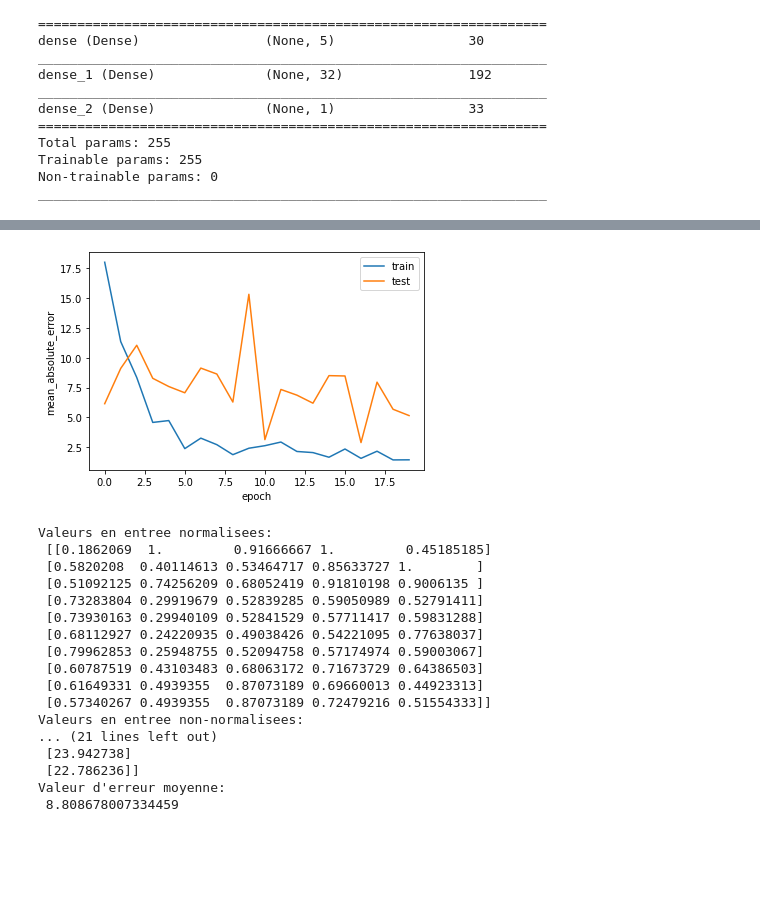
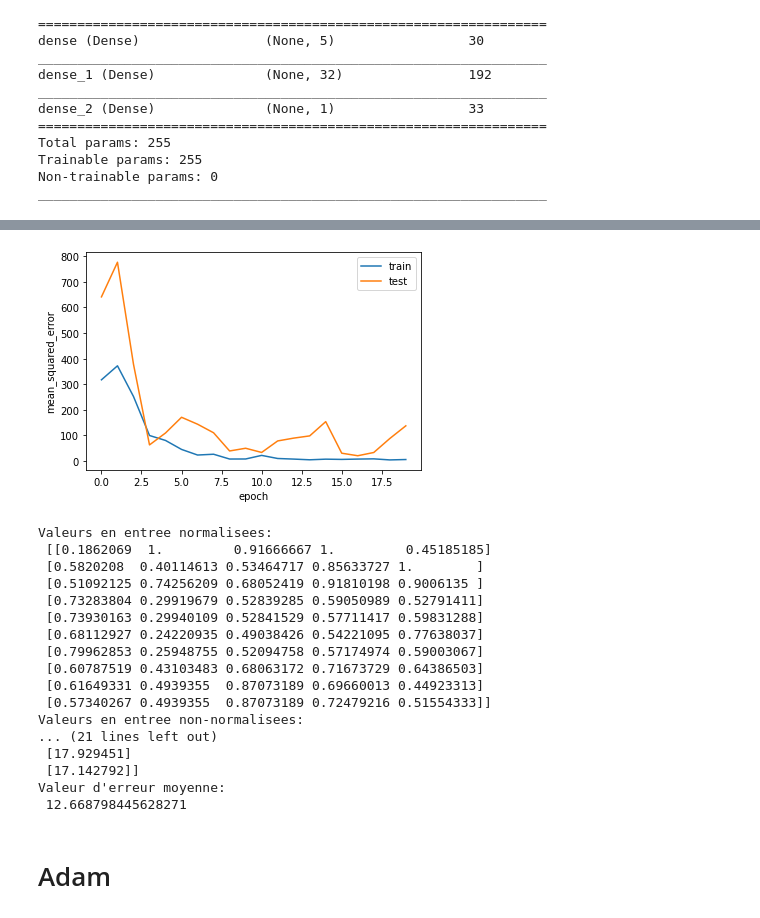
Before and after one commit to hanzopgp/MasterBioInformaticsPTs, a Jupyter notebook: S1/MAPSI/TME/TME9/TME9DurandKordon.ipynb, the cells around one changed output, grey strips where cells are left out. Saved outputs shown, nothing was run; the diff lists cells and outputs as text; code cells hidden in the pictures; blank space fills up the shorter version.

```diff
--- a/S1/MAPSI/TME/TME9/TME9DurandKordon.ipynb
+++ b/S1/MAPSI/TME/TME9/TME9DurandKordon.ipynb
@@ -989,7 +991,7 @@ def build_model():
     model.add(tf.keras.layers.Dense(units=NB_NEURONS, activation="relu")) # Activation ReLU classique
 #     model.add(tf.keras.layers.Dropout(DROPOUT_VALUE)) # Dropout pour eviter overfit
     model.add(tf.keras.layers.Dense(units=1, activation="linear")) # Une seule sortie : le prix. Sortie linéaire car regression
-    model.compile(loss="mse", optimizer="sgd", metrics=["mean_absolute_error"]) # Fonction de loss moindre carres et optimisation par descente de gradient
+    model.compile(loss="mse", optimizer="sgd", metrics=["mean_squared_error"]) # Fonction de loss moindre carres et optimisation par descente de gradient
     model.summary()
     return model
 # %%
@@ -1032,13 +1034,13 @@ Epoch 20/20
 # %%
 # Check overfit
 plt.xlabel("epoch")
-plt.ylabel("mean_absolute_error")
-plt.plot(hist.history["mean_absolute_error"], label="train")
-plt.plot(hist.history["val_mean_absolute_error"], label="test")
+plt.ylabel("mean_squared_error")
+plt.plot(hist.history["mean_squared_error"], label="train")
+plt.plot(hist.history["val_mean_squared_error"], label="test")
 plt.legend()
 plt.show()
 # %% [output]
-[figure, old version]
+[figure, new version]
 # %%
 # Check prediction
 sample=10
@@ -1062,7 +1064,9 @@ Valeurs en entree normalisees:
  [0.57340267 0.4939355  0.87073189 0.72479216 0.51554333]]
 Valeurs en entree non-normalisees:
 ... (21 lines left out)
- [23.942738]
- [22.786236]]
+ [17.929451]
+ [17.142792]]
 Valeur d'erreur moyenne:
- 8.808678007334459
+ 12.668798445628271
+# %% [markdown]
+# Adam
```
Also changed, not shown: parts of 23 cells of this notebook.
